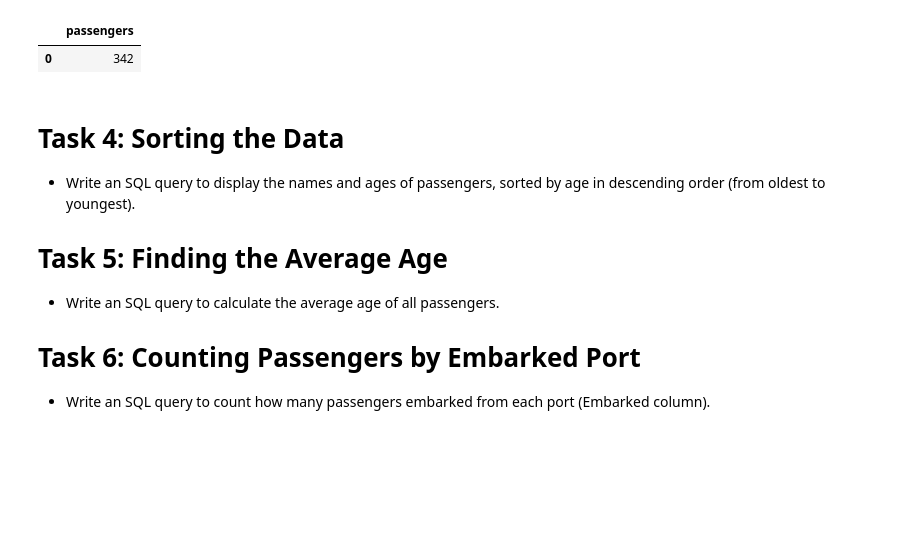
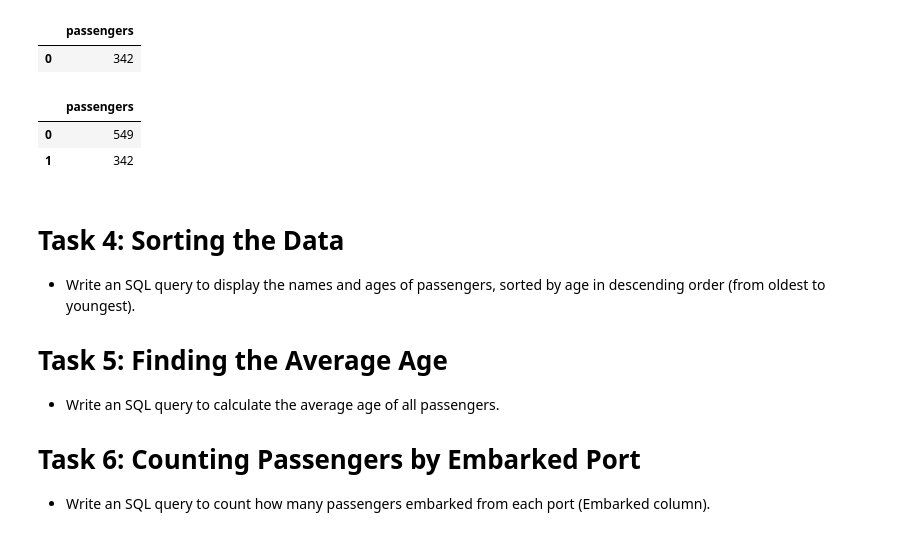
Before and after one commit to byambaa1982/python_cources_for_beginers, a Jupyter notebook: titanic_data_analysis/basic_sql.ipynb, the cells around one changed output. Saved outputs shown, nothing was run; the diff lists cells and outputs as text; code cells hidden in the pictures; blank space fills up the shorter version.

```diff
--- a/titanic_data_analysis/basic_sql.ipynb
+++ b/titanic_data_analysis/basic_sql.ipynb
@@ -125,6 +134,17 @@ df
 # %% [output]
 |  | passengers |
 | 0 | 342 |
+# %%
+query = '''
+select count(*) passengers from titanic GROUP BY Survived
+'''
+df = pd.read_sql(query, conn)
+
+df
+# %% [output]
+|  | passengers |
+| 0 | 549 |
+| 1 | 342 |
 # %% [markdown]
 # Task 4: Sorting the Data
 
```
Also changed, not shown: parts of 4 cells of this notebook.
